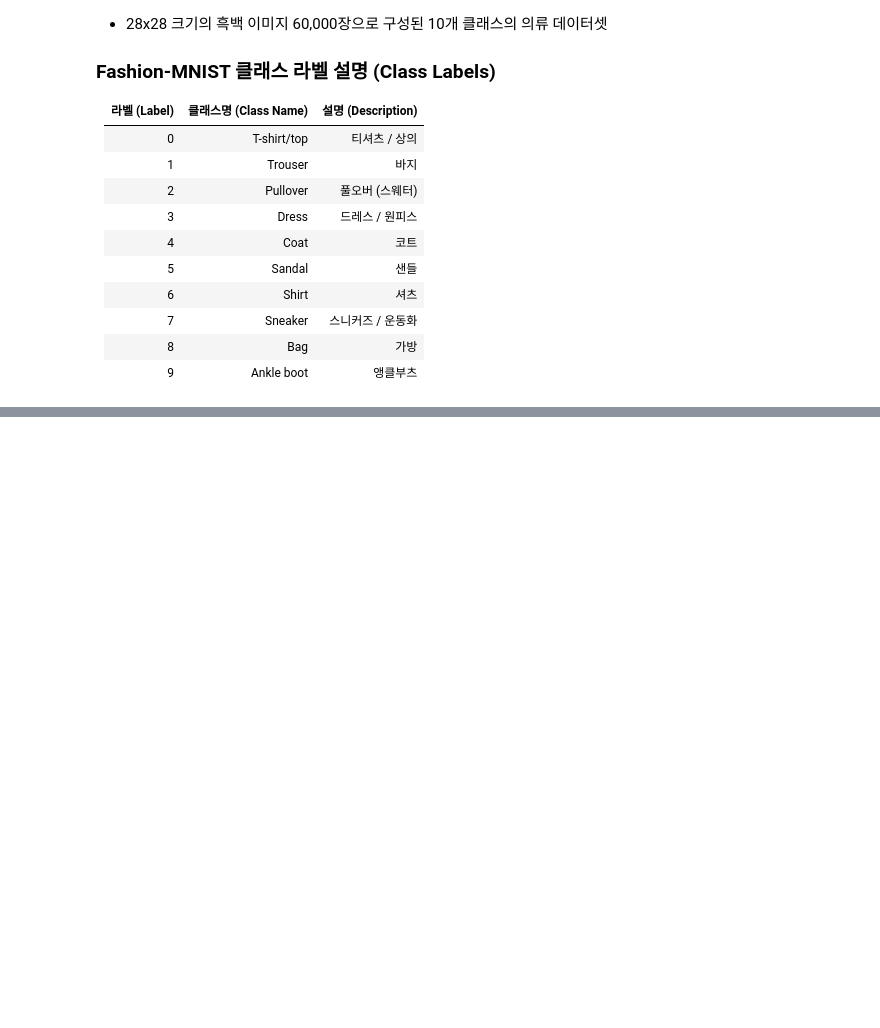
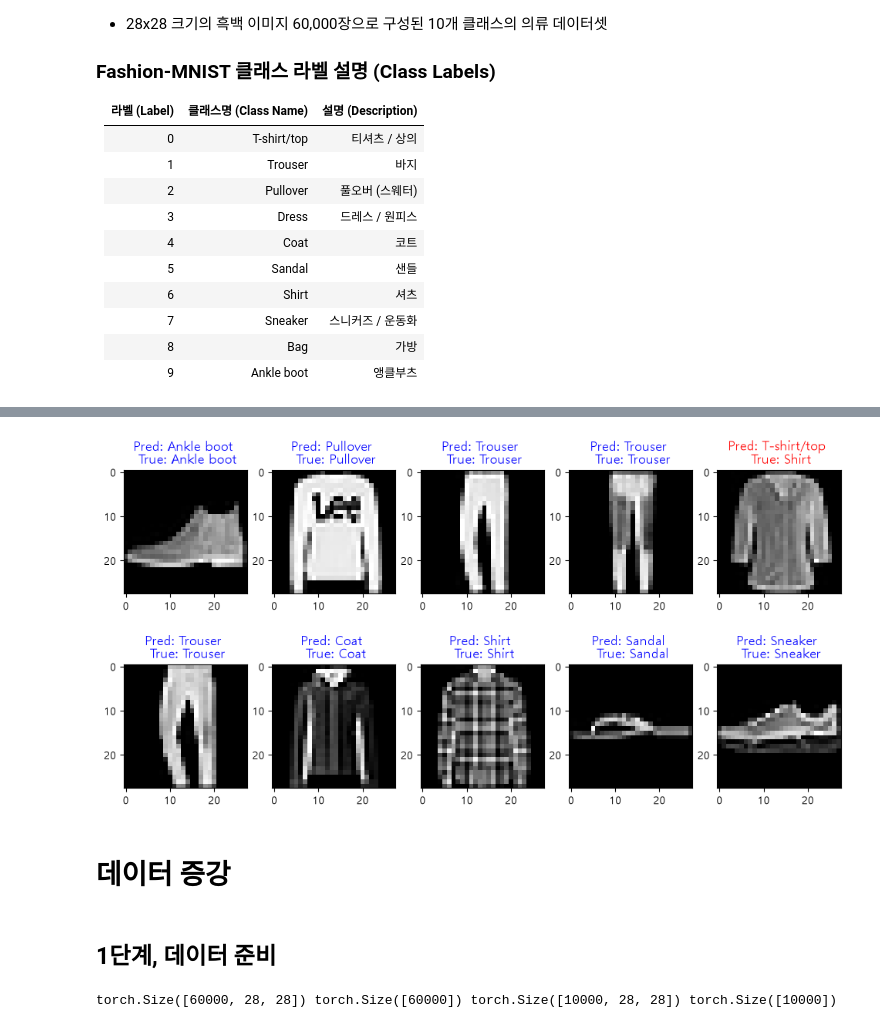
Before and after one commit to hyejinspace/kdt-ml, a Jupyter notebook: @@@@@ 머신러닝 필기.ipynb, the cells around one changed output, grey strips where cells are left out. Cells and saved outputs as stored; diff of their text form; code cells hidden in the pictures; blank space fills up the shorter version.

```diff
--- a/@@@@@ 머신러닝 필기.ipynb
+++ b/@@@@@ 머신러닝 필기.ipynb
@@ -477,0 +553,3 @@ tensor(9)
+# %%
+train_loader = DataLoader(train_dataset, batch_size=64, shuffle=True)
+test_loader = DataLoader(test_dataset, batch_size=64)
@@ -477,0 +563,8 @@ tensor(9)
+# %%
+model = nn.Sequential(
+    nn.Flatten(),
+    nn.Linear(784, 10)
+)
+# %%
+criterion = nn.CrossEntropyLoss()
+optimizer = optim.Adam(model.parameters(), lr=0.001)
@@ -477,0 +642,30 @@ tensor(9)
+# %%
+X_sample, y_sample = next(iter(test_loader))
+# %%
+# 시각적으로 보기
+
+model.eval()
+
+with torch.no_grad():
+    sample_preds = model(X_sample)
+    pred_indexes = sample_preds.argmax(dim=1)
+
+plt.figure(figsize=(12,6))
+
+for i in range(10):
+    plt.subplot(2, 5, i + 1)
+    img = X_sample[i]
+    pred_label = classes_dict[pred_indexes[i].item()]
+    true_label = classes_dict[y_sample[i].item()]
+    color = "blue" if pred_label == true_label else "red"
+
+    plt.imshow(img, cmap="gray")
+    plt.title(f"Pred: {pred_label} \n True: {true_label}", color=color)
+
+plt.show()
+# %% [output]
+[figure, added]
+# %% [markdown]
+# 데이터 증강
+# %% [markdown]
+## 1단계, 데이터 준비
@@ -477,0 +678,4 @@ tensor(9)
+# %%
+print(X_train.shape, y_train.shape, X_test.shape, y_test.shape)
+# %% [output]
+torch.Size([60000, 28, 28]) torch.Size([60000]) torch.Size([10000, 28, 28]) torch.Size([10000])
```
Also changed, not shown: parts of 64 cells of this notebook, 3 other files.
